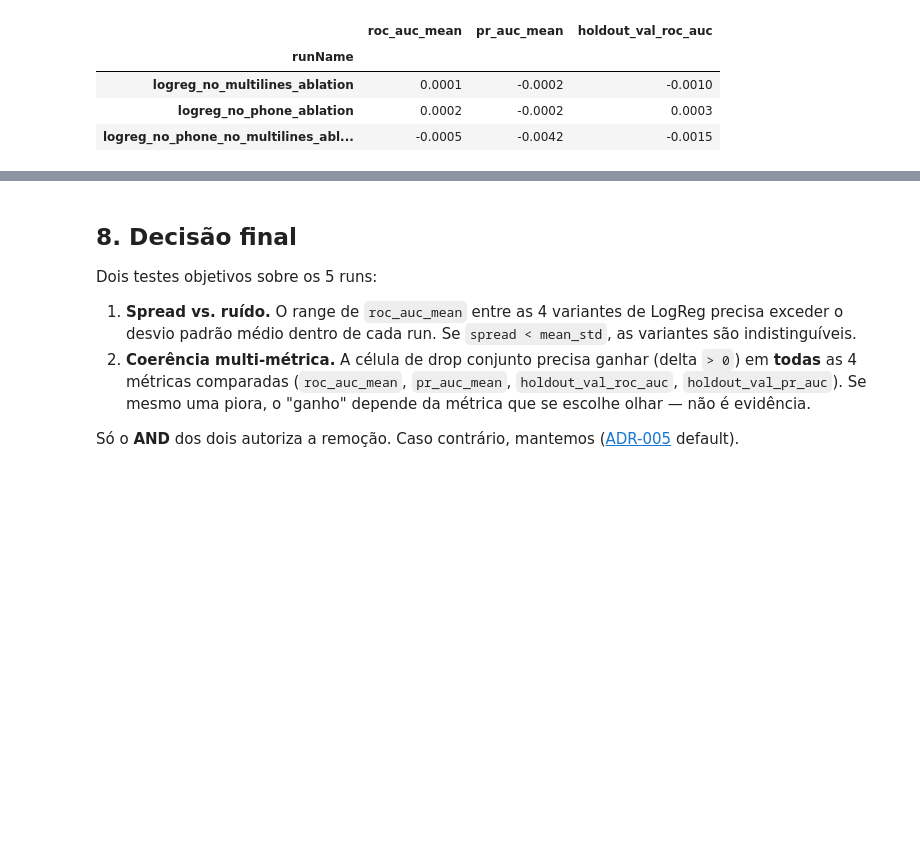
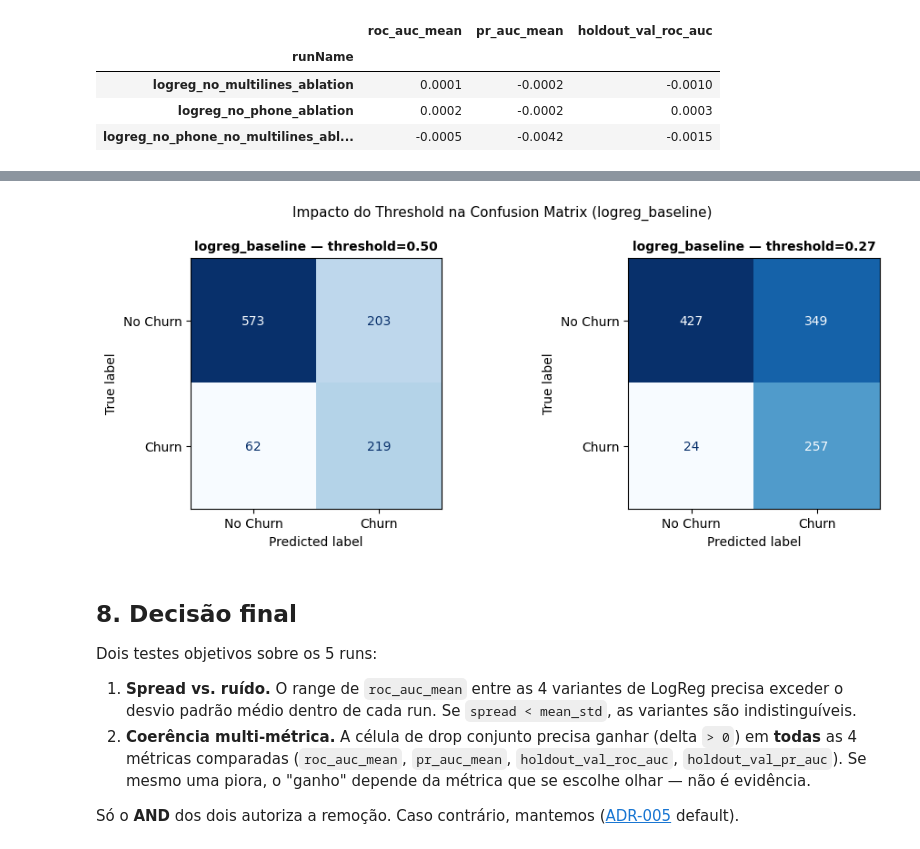
Before and after one commit to NycolasGarcia/Churn-Prediction-ANN, a Jupyter notebook: notebooks/03_baseline.ipynb, the cells around one changed output, grey strips where cells are left out. Saved outputs shown, nothing was run; the diff lists cells and outputs as text; code cells hidden in the pictures; blank space fills up the shorter version.

```diff
--- a/notebooks/03_baseline.ipynb
+++ b/notebooks/03_baseline.ipynb
@@ -313,3 +401,21 @@ deltas
+# %%
+# Confusion matrices: logreg_baseline at threshold 0.50 and 0.27
+# (representative model — shows the impact of threshold choice)
+if "logreg_baseline" in model_probas:
+    fig, axes = plt.subplots(1, 2, figsize=(10, 4))
+    proba_lr = model_probas["logreg_baseline"]
+    for ax, thresh in zip(axes, [0.50, DEPLOY_THRESHOLD]):
+        y_pred = (proba_lr >= thresh).astype(int)
+        ConfusionMatrixDisplay.from_predictions(
+            y_val_np, y_pred, ax=ax, colorbar=False, cmap="Blues",
+            display_labels=["No Churn", "Churn"]
+        )
+        ax.set_title(f"logreg_baseline — threshold={thresh:.2f}", fontsize=10, fontweight="bold")
+    plt.suptitle("Impacto do Threshold na Confusion Matrix (logreg_baseline)", fontsize=11)
+    plt.tight_layout()
+    plt.show()
+# %% [output]
+[figure, added]
 # %% [markdown]
 ## 8. Decisão final
 
```
Also changed, not shown: parts of 14 cells of this notebook, 2 other files.
